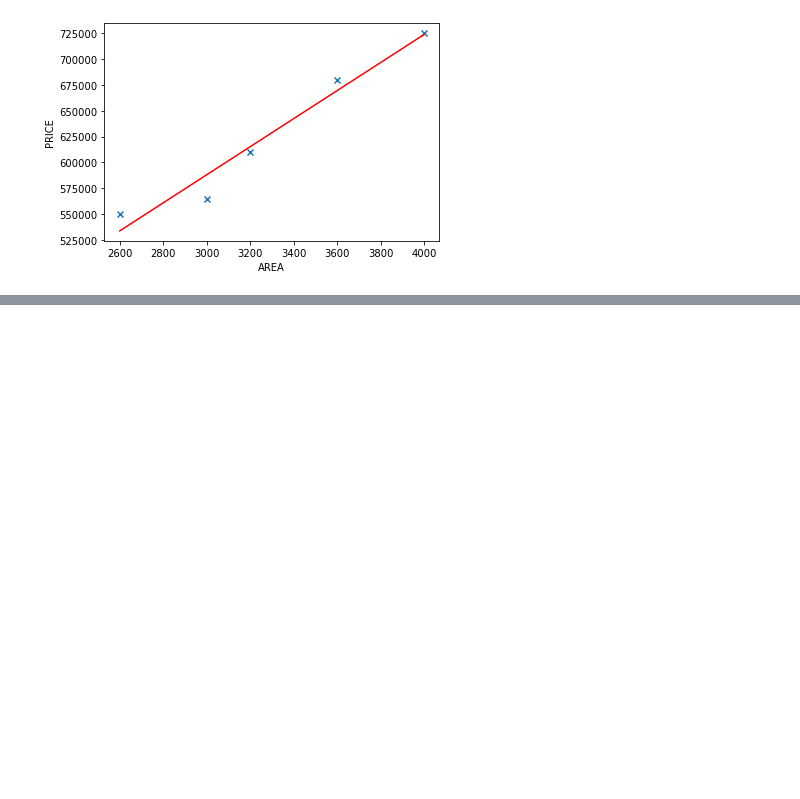
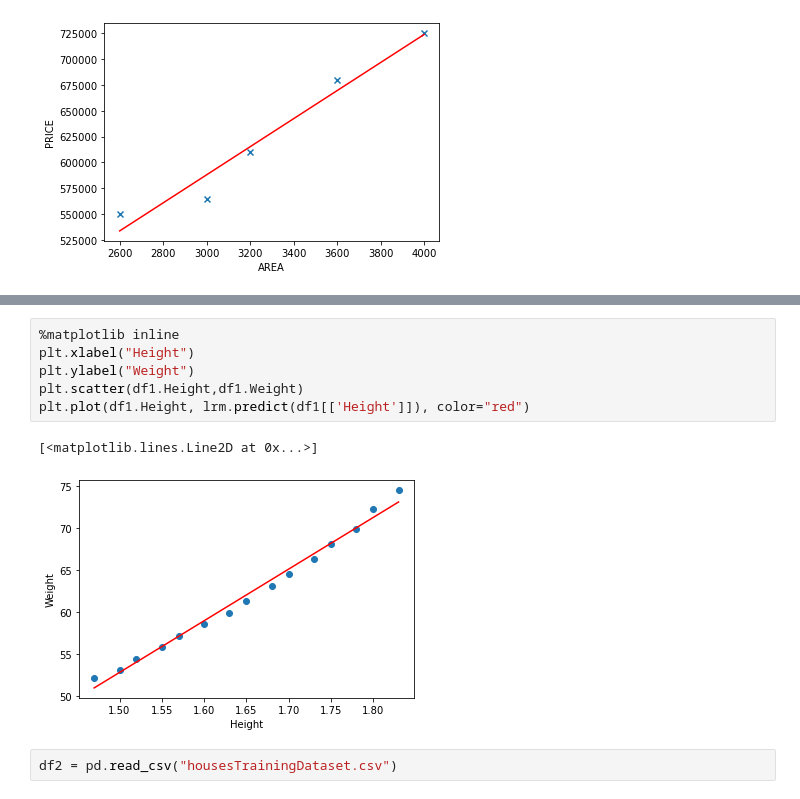
Before and after one commit to MajdVictor/ML, a Jupyter notebook: Linear Regression .ipynb, the cells around one changed output, grey strips where cells are left out. Cells and saved outputs as stored; diff of their text form; blank space fills up the shorter version.

```diff
--- a/Linear Regression .ipynb
+++ b/Linear Regression .ipynb
@@ -98,0 +93,11 @@ plt.plot(df.area, linear_reg_obj.predict(df[['area']]), color="red")
+# %%
+%matplotlib inline
+plt.xlabel("Height")
+plt.ylabel("Weight")
+plt.scatter(df1.Height,df1.Weight)
+plt.plot(df1.Height, lrm.predict(df1[['Height']]), color="red")
+# %% [output]
+[<matplotlib.lines.Line2D at 0x...>]
+[figure, added]
+# %%
+df2 = pd.read_csv("housesTrainingDataset.csv")
```
Also changed, not shown: parts of 14 cells of this notebook.
